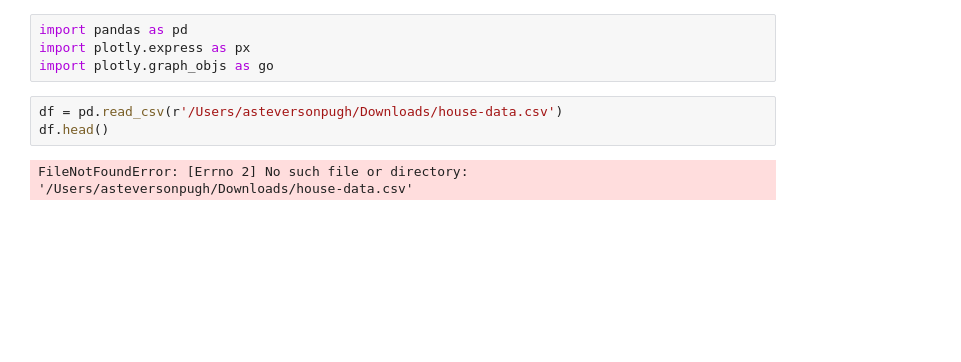
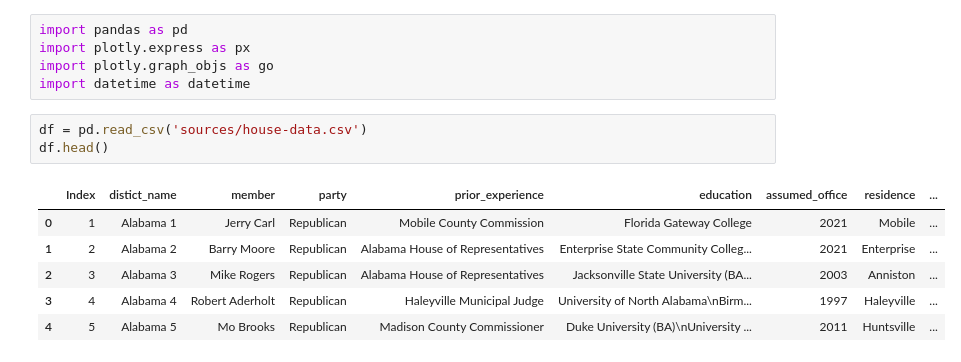
Before and after one commit to wangweiching/data-science-project-8, a Jupyter notebook: data-exploration.ipynb, the cells around one changed output. Drawn from its saved outputs; the diff is of its cells as text; blank space fills up the shorter version.

Commit message:
data exploration

```diff
--- a/data-exploration.ipynb
+++ b/data-exploration.ipynb
@@ -2,8 +2,14 @@
 import pandas as pd
 import plotly.express as px
 import plotly.graph_objs as go
+import datetime as datetime
 # %%
-df = pd.read_csv(r'/Users/asteversonpugh/Downloads/house-data.csv')
+df = pd.read_csv('sources/house-data.csv')
 df.head()
 # %% [output]
-FileNotFoundError: [Errno 2] No such file or directory: '/Users/asteversonpugh/Downloads/house-data.csv'
+|  | Index | distict_name | member | party | prior_experience | education | assumed_office | residence | ... |
+| 0 | 1 | Alabama 1 | Jerry Carl | Republican | Mobile County Commission | Florida Gateway College | 2021 | Mobile | ... |
+| 1 | 2 | Alabama 2 | Barry Moore | Republican | Alabama House of Representatives | Enterprise State Community Colleg... | 2021 | Enterprise | ... |
+| 2 | 3 | Alabama 3 | Mike Rogers | Republican | Alabama House of Representatives | Jacksonville State University (BA... | 2003 | Anniston | ... |
+| 3 | 4 | Alabama 4 | Robert Aderholt | Republican | Haleyville Municipal Judge | University of North Alabama\nBirm... | 1997 | Haleyville | ... |
+| 4 | 5 | Alabama 5 | Mo Brooks | Republican | Madison County Commissioner | Duke University (BA)\nUniversity ... | 2011 | Huntsville | ... |
```
Also changed, not shown: parts of 24 cells of this notebook.
